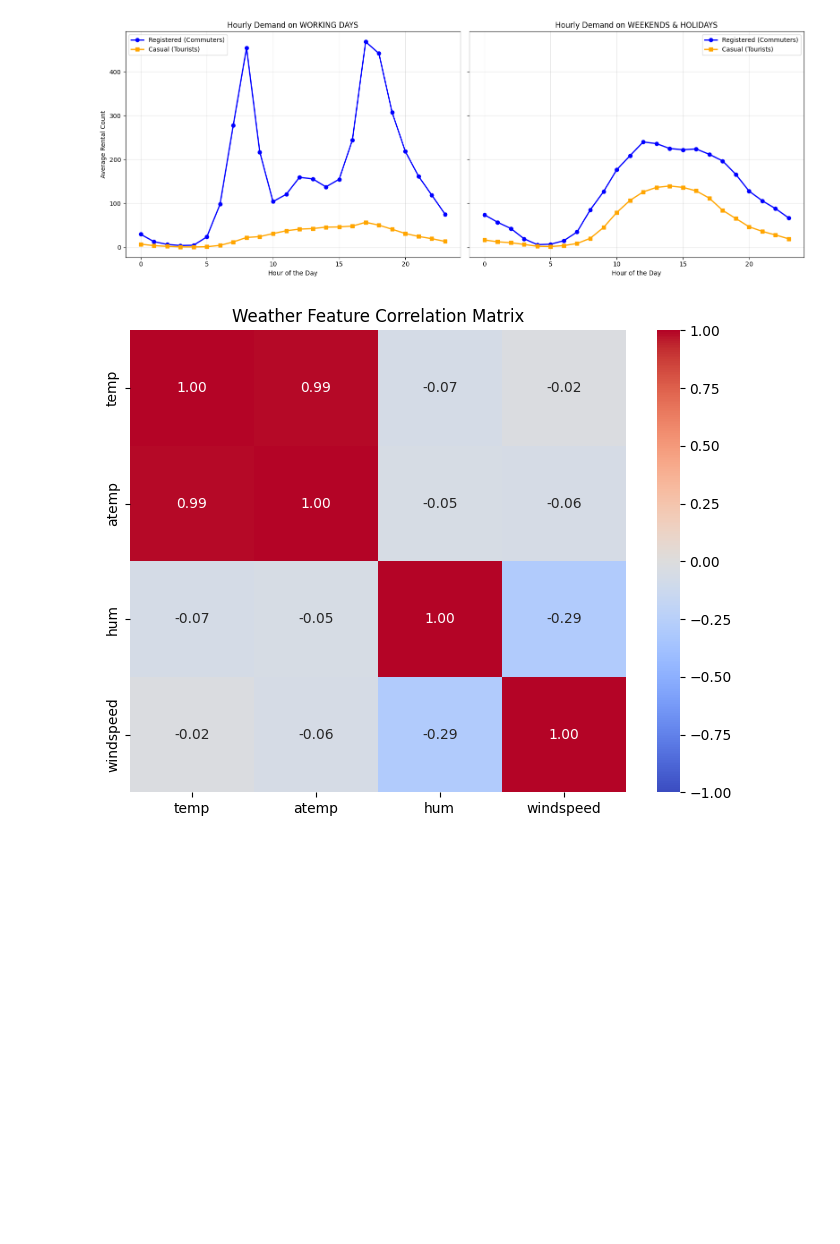
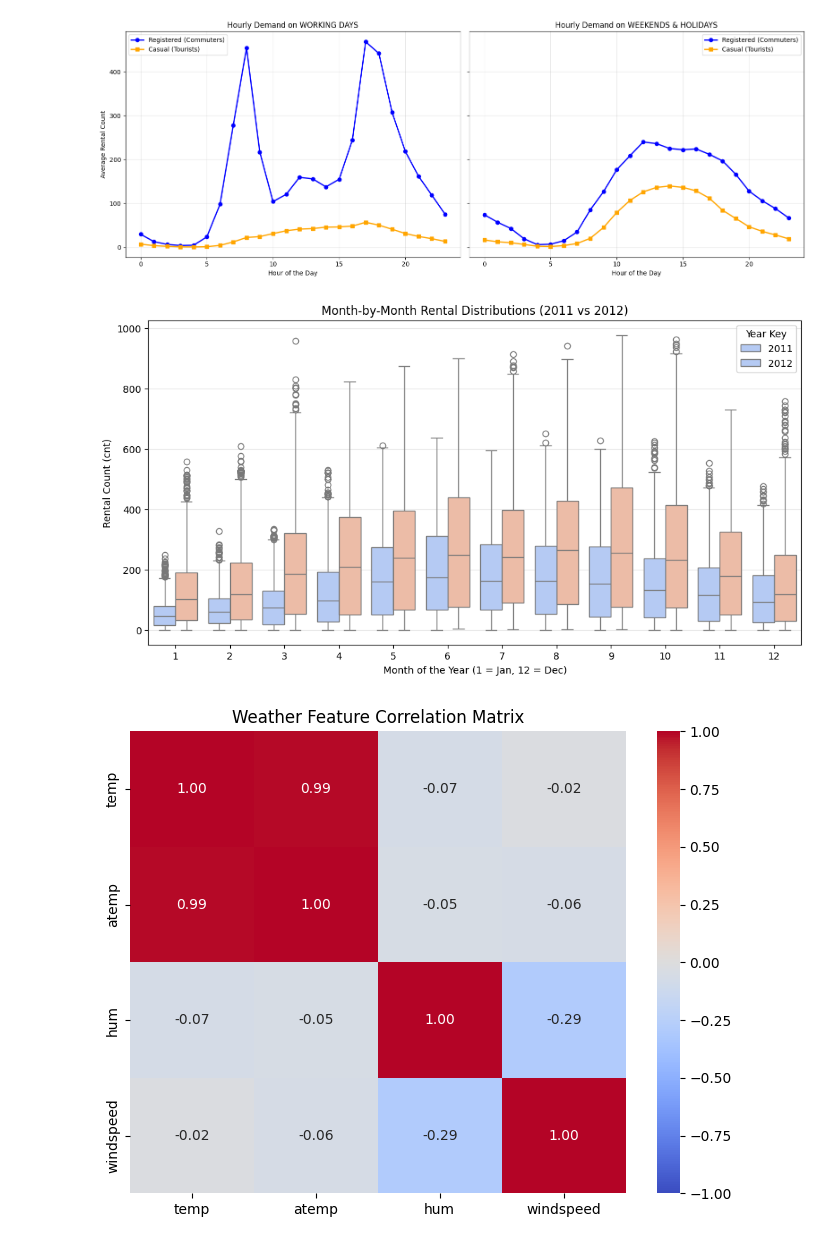
Before and after one commit to boughanmiyoussef/BikeDemand, a Jupyter notebook: notebook/BikeDemand.ipynb, the cells around one changed output. Cells and saved outputs as stored; diff of their text form; code cells hidden in the pictures; blank space fills up the shorter version.

Commit message:
the average bike rental grows year on year

```diff
--- a/notebook/BikeDemand.ipynb
+++ b/notebook/BikeDemand.ipynb
@@ -243,6 +243,17 @@ plt.tight_layout()
 plt.show()
 # %% [output]
 [figure]
+# %%
+plt.figure(figsize=(12, 6))
+sns.boxplot(data=df, x='mnth', y='cnt', hue='yr', palette='coolwarm')
+plt.title("Month-by-Month Rental Distributions (2011 vs 2012)")
+plt.xlabel("Month of the Year (1 = Jan, 12 = Dec)")
+plt.ylabel("Rental Count (cnt)")
+plt.legend(title="Year Key", labels=["2011", "2012"])
+plt.grid(axis='y', alpha=0.3)
+plt.show()
+# %% [output]
+[figure, added]
 # %%
 plt.figure(figsize=(8, 6))
 weather_cols = ['temp', 'atemp', 'hum', 'windspeed']
```
Also changed, not shown: parts of 1 cell of this notebook.
